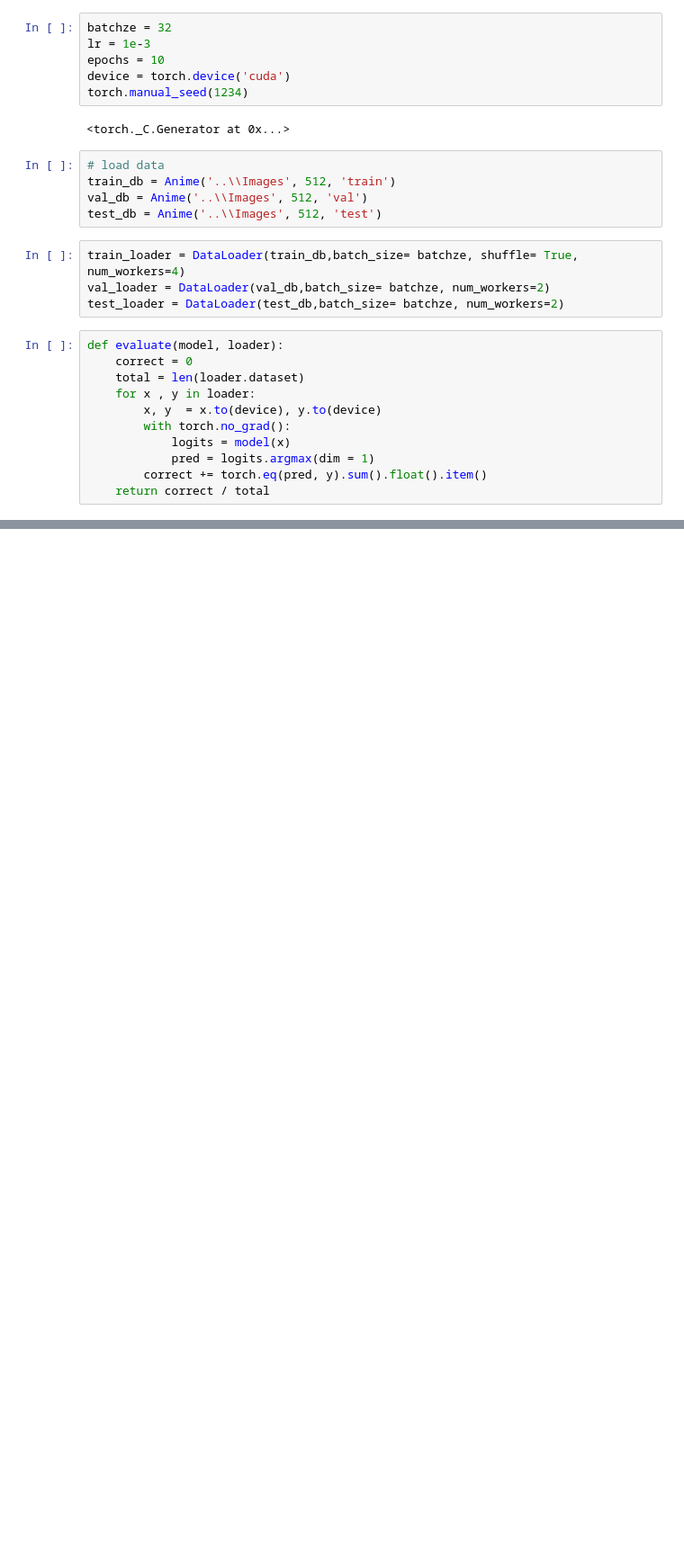
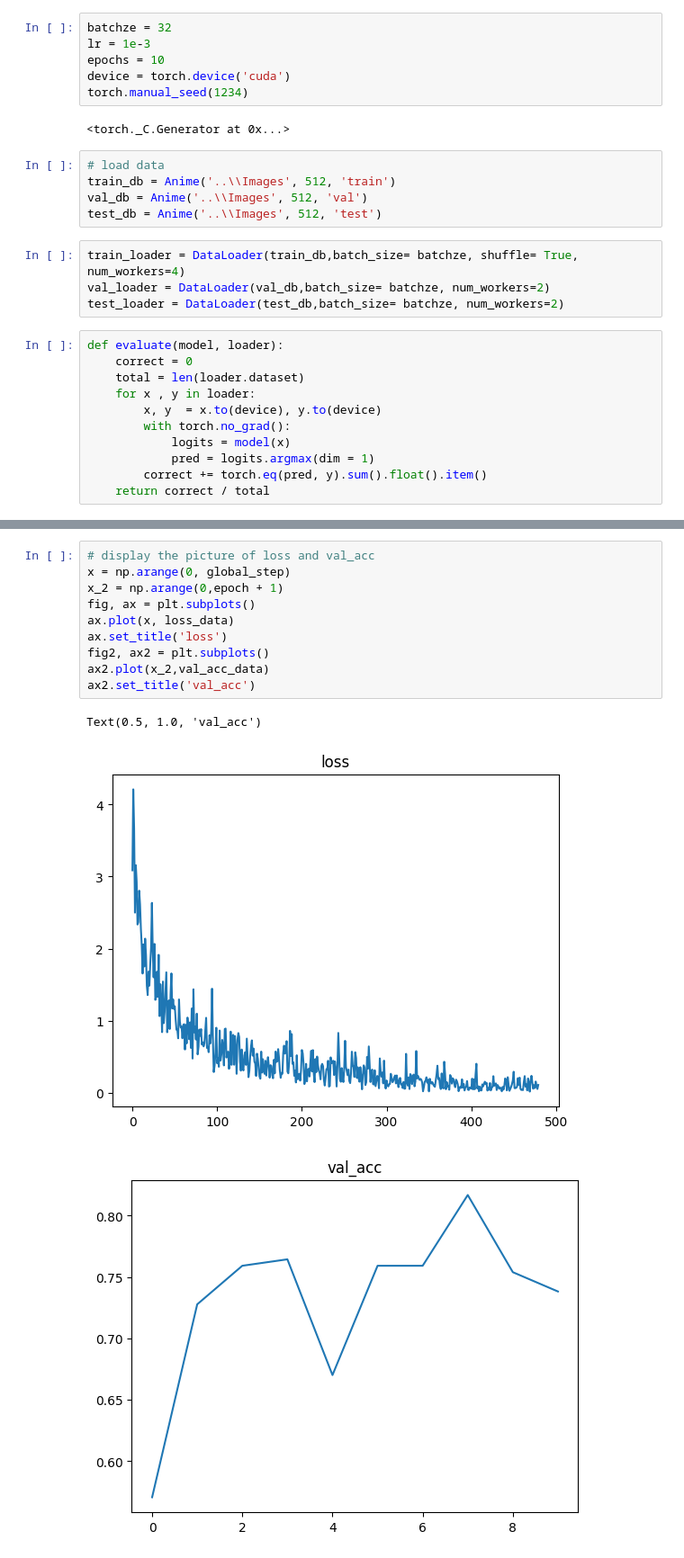
Before and after one commit to ConstaT99/CS598, a Jupyter notebook: Code/resnet-18_scratch.ipynb, the cells around one changed output, grey strips where cells are left out. Shown at 90% size. Cells and saved outputs as stored; diff of their text form; blank space fills up the shorter version.

```diff
--- a/Code/resnet-18_scratch.ipynb
+++ b/Code/resnet-18_scratch.ipynb
@@ -81,0 +96,14 @@ test acc: 0.9354838709677419
+# %%
+# display the picture of loss and val_acc
+x = np.arange(0, global_step)
+x_2 = np.arange(0,epoch + 1)
+fig, ax = plt.subplots()
+ax.plot(x, loss_data)
+ax.set_title('loss')
+fig2, ax2 = plt.subplots()
+ax2.plot(x_2,val_acc_data)
+ax2.set_title('val_acc')
+# %% [output]
+Text(0.5, 1.0, 'val_acc')
+[figure, added]
+[figure, added]
```
Also changed, not shown: parts of 3 cells of this notebook, 9 other files.
